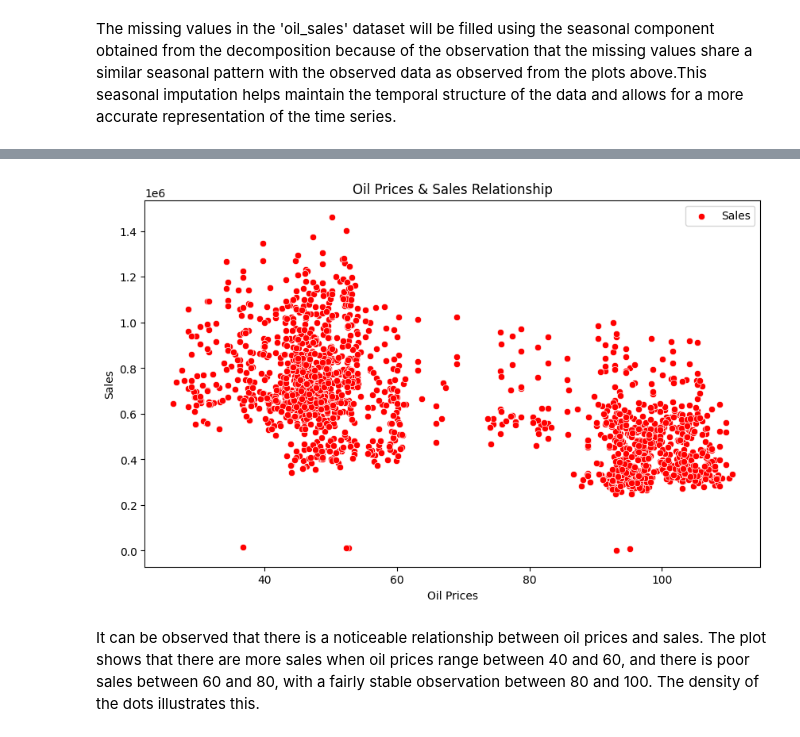
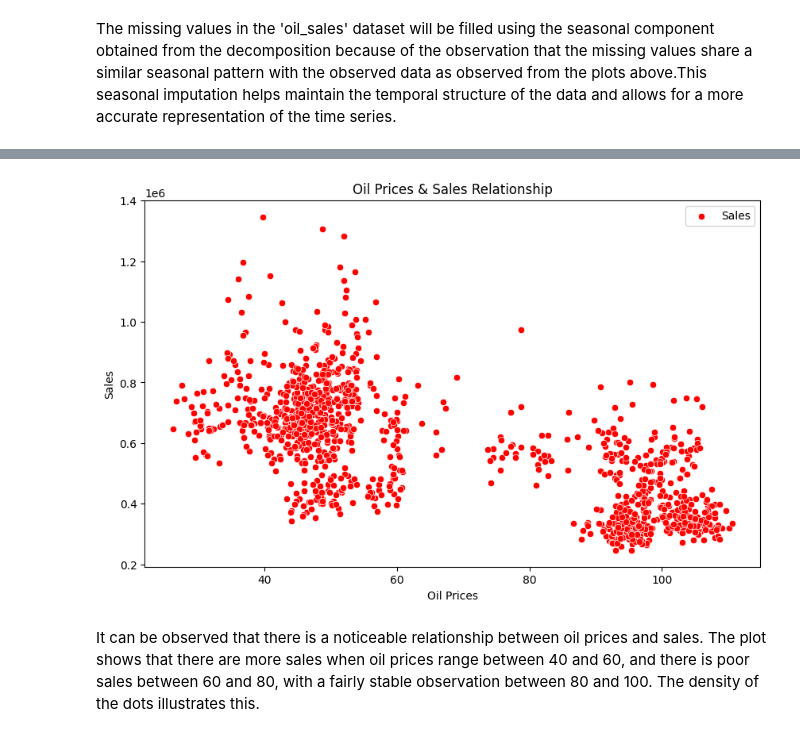
Before and after one commit to BrianBassey37/Data_Science_Projects, a Jupyter notebook: notebooks/RegressionNotebook.ipynb, the cells around one changed output, grey strips where cells are left out. Drawn from its saved outputs; the diff is of its cells as text; code cells hidden in the pictures.

```diff
--- a/notebooks/RegressionNotebook.ipynb
+++ b/notebooks/RegressionNotebook.ipynb
@@ -594,0 +734,11 @@ date
+# %%
+train_data['date'] = pd.to_datetime(train_data['date'])
+expected_dates = pd.date_range(start=train_data['date'].min(), end=train_data['date'].max(), freq='D')
+missing_dates = expected_dates[~expected_dates.isin(train_data['date'])]
+
+if missing_dates.empty:
+    print("The train dataset is complete.")
+else:
+    print("The train dataset is missing dates:")
+    for date in missing_dates:
+        print(date)
@@ -594,0 +753,19 @@ date
+# %%
+train_data['date'] = pd.to_datetime(train_data['date'])
+train_data['year'] = train_data['date'].dt.year
+lowest_sales_dates = train_data.loc[train_data.groupby('year')['sales'].idxmin()][['year', 'date', 'sales']]
+highest_sales_dates = train_data.loc[train_data.groupby('year')['sales'].idxmax()][['year', 'date', 'sales']]
+print("Dates with the lowest sales for each year:")
+print(lowest_sales_dates)
+print("\nDates with the highest sales for each year:")
+print(highest_sales_dates)
+
+
+fig, ax = plt.subplots(figsize=(10, 6))
+ax.plot(lowest_sales_dates['year'], lowest_sales_dates['sales'], color='blue', label='Lowest Sales Dates', marker='o')
+ax.plot(highest_sales_dates['year'], highest_sales_dates['sales'], color='red', label='Highest Sales Dates', marker='o')
+ax.set_xlabel('Year')
+ax.set_ylabel('Sales')
+ax.set_title('Dates with Lowest and Highest Sales for Each Year')
+ax.legend()
+plt.show()
@@ -594,0 +863,7 @@ date
+# %%
+promotion_sales = train_data.groupby('date').sales.sum()
+promotion_data = pd.merge(promotion_sales, oil_data[['date', 'dcoilwtico']], on='date', how='left')
+promotion_data = promotion_data.set_index('date').dropna()
+promotion_data.dropna(inplace=True)
+
+promotion_data.head()
@@ -595,12 +878,12 @@ date
 # %%
 plt.figure(figsize=(10, 6))
-sns.scatterplot(x=oil_sales_data['dcoilwtico'], y=oil_sales_data['sales_imputed'], color='red', label='Sales')
+sns.scatterplot(x=promotion_data['dcoilwtico'], y=promotion_data['sales'], color='red', label='Sales')
 plt.title('Oil Prices & Sales Relationship')
 plt.xlabel('Oil Prices')
 plt.ylabel('Sales')
 plt.legend()
 plt.show()
 # %% [output]
-[figure, old version]
+[figure, new version]
 # %% [markdown]
 It can be observed that there is a noticeable relationship between oil prices and sales. The plot shows that there are more sales when oil prices range between 40 and 60, and there is poor sales between 60 and 80, with a fairly stable observation between 80 and 100. The density of the dots illustrates this.
```
Also changed, not shown: parts of 28 cells of this notebook.
